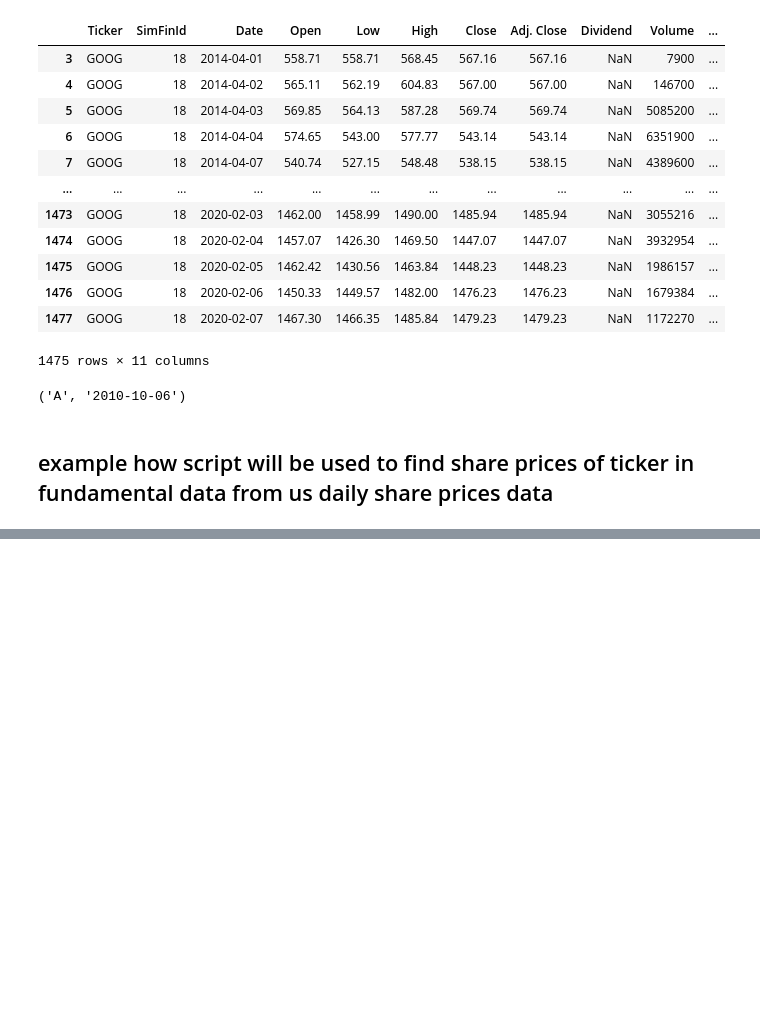
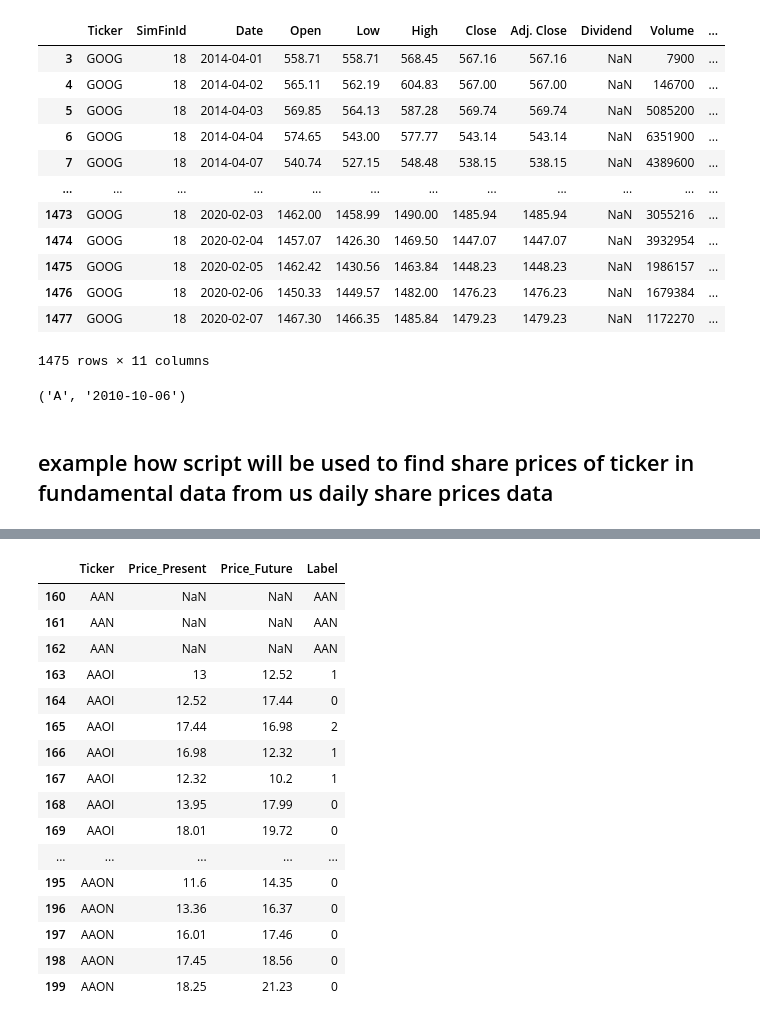
Before and after one commit to Kaushal1011/CSE523-Machine-Learning-Quantcats, a Jupyter notebook: Initial Notebook.ipynb, the cells around one changed output, grey strips where cells are left out. Saved outputs shown, nothing was run; the diff lists cells and outputs as text; code cells hidden in the pictures; blank space fills up the shorter version.

```diff
--- a/Initial Notebook.ipynb
+++ b/Initial Notebook.ipynb
@@ -143,0 +258,20 @@ daily_price.loc[(daily_price.Ticker ==fundamen_data.loc[0]['Ticker'] )& (daily_p
+# %%
+price_df[160:200]
+# %% [output]
+|  | Ticker | Price_Present | Price_Future | Label |
+| 160 | AAN | NaN | NaN | AAN |
+| 161 | AAN | NaN | NaN | AAN |
+| 162 | AAN | NaN | NaN | AAN |
+| 163 | AAOI | 13 | 12.52 | 1 |
+| 164 | AAOI | 12.52 | 17.44 | 0 |
+| 165 | AAOI | 17.44 | 16.98 | 2 |
+| 166 | AAOI | 16.98 | 12.32 | 1 |
+| 167 | AAOI | 12.32 | 10.2 | 1 |
+| 168 | AAOI | 13.95 | 17.99 | 0 |
+| 169 | AAOI | 18.01 | 19.72 | 0 |
+| ... | ... | ... | ... | ... |
+| 195 | AAON | 11.6 | 14.35 | 0 |
+| 196 | AAON | 13.36 | 16.37 | 0 |
+| 197 | AAON | 16.01 | 17.46 | 0 |
+| 198 | AAON | 17.45 | 18.56 | 0 |
+| 199 | AAON | 18.25 | 21.23 | 0 |
```
Also changed, not shown: parts of 29 cells of this notebook.
